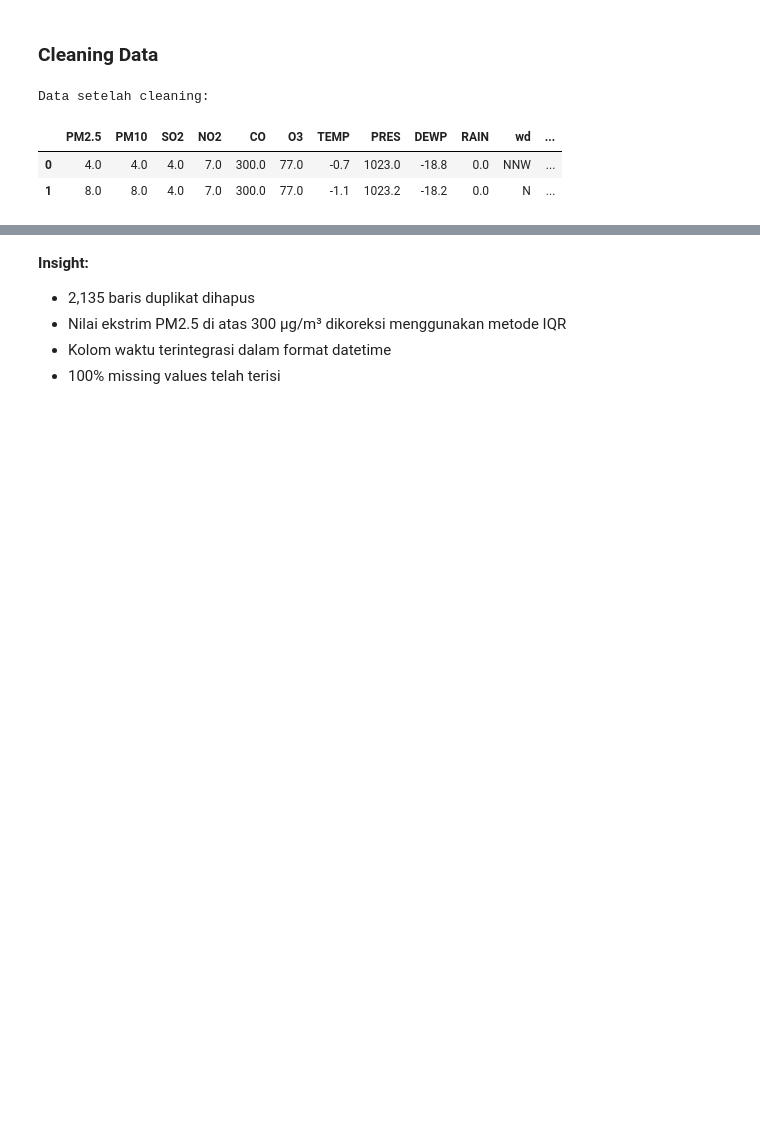
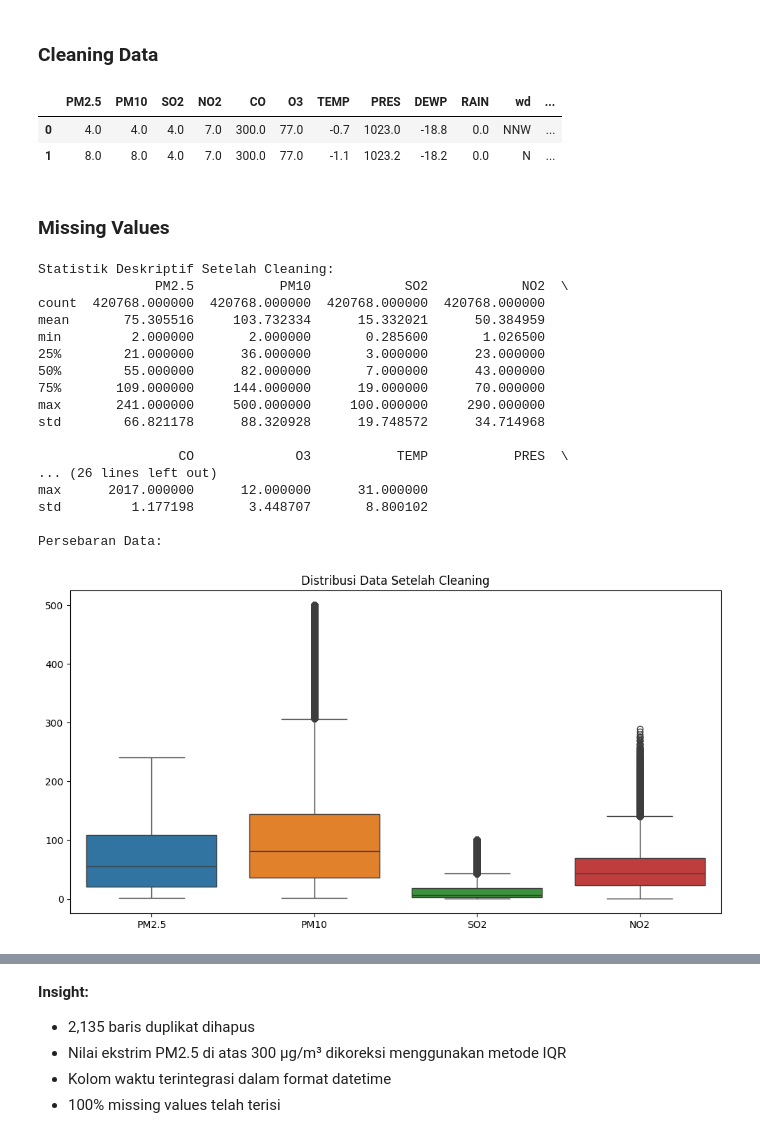
Before and after one commit to MFavianZaahir/Analisis-Data-Dengan-Python-Dicoding, a Jupyter notebook: Proyek_Analisis_Data.ipynb, the cells around one changed output, grey strips where cells are left out. Drawn from its saved outputs; the diff is of its cells as text; code cells hidden in the pictures; blank space fills up the shorter version.

```diff
--- a/Proyek_Analisis_Data.ipynb
+++ b/Proyek_Analisis_Data.ipynb
@@ -144,13 +156,11 @@ clean_df['date'] = pd.to_datetime(
 )
 
 clean_df = clean_df.drop(columns=['No', 'year', 'month', 'day', 'hour'])
-
 clean_df = clean_df.drop_duplicates(subset=['station', 'date'])
-
-print("\nData setelah cleaning:")
 clean_df.head(2)
 # %% [output]
-Data setelah cleaning:
 |  | PM2.5 | PM10 | SO2 | NO2 | CO | O3 | TEMP | PRES | DEWP | RAIN | wd | ... |
 | 0 | 4.0 | 4.0 | 4.0 | 7.0 | 300.0 | 77.0 | -0.7 | 1023.0 | -18.8 | 0.0 | NNW | ... |
 | 1 | 8.0 | 8.0 | 4.0 | 7.0 | 300.0 | 77.0 | -1.1 | 1023.2 | -18.2 | 0.0 | N | ... |
+# %% [markdown]
+### Missing Values
@@ -156,0 +199,28 @@ Data setelah cleaning:
+# %%
+print("Statistik Deskriptif Setelah Cleaning:")
+print(clean_df.describe())
+
+print("\nPersebaran Data:")
+plt.figure(figsize=(12,6))
+sns.boxplot(data=clean_df[['PM2.5','PM10','SO2','NO2']])
+plt.title('Distribusi Data Setelah Cleaning')
+plt.show()
+# %% [output]
+Statistik Deskriptif Setelah Cleaning:
+               PM2.5           PM10            SO2            NO2  \
+count  420768.000000  420768.000000  420768.000000  420768.000000
+mean       75.305516     103.732334      15.332021      50.384959
+min         2.000000       2.000000       0.285600       1.026500
+25%        21.000000      36.000000       3.000000      23.000000
+50%        55.000000      82.000000       7.000000      43.000000
+75%       109.000000     144.000000      19.000000      70.000000
+max       241.000000     500.000000     100.000000     290.000000
+std        66.821178      88.320928      19.748572      34.714968
+
+                  CO             O3           TEMP           PRES  \
+... (26 lines left out)
+max      2017.000000      12.000000      31.000000
+std         1.177198       3.448707       8.800102
+
+Persebaran Data:
+[figure, added]
```
Also changed, not shown: parts of 21 cells of this notebook, 1 other file.
